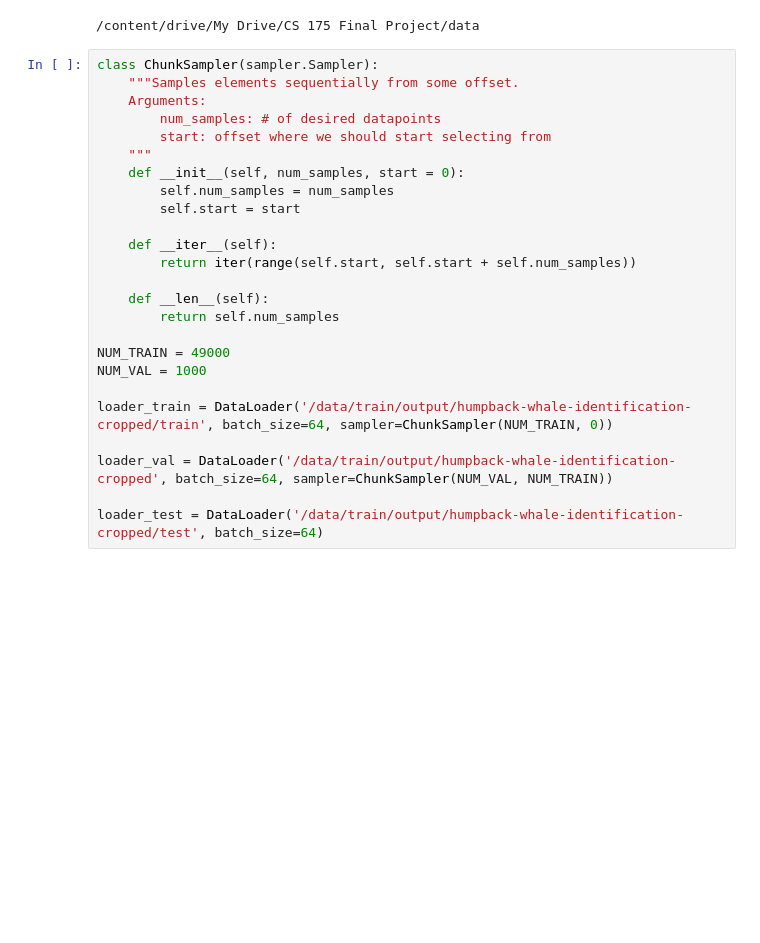
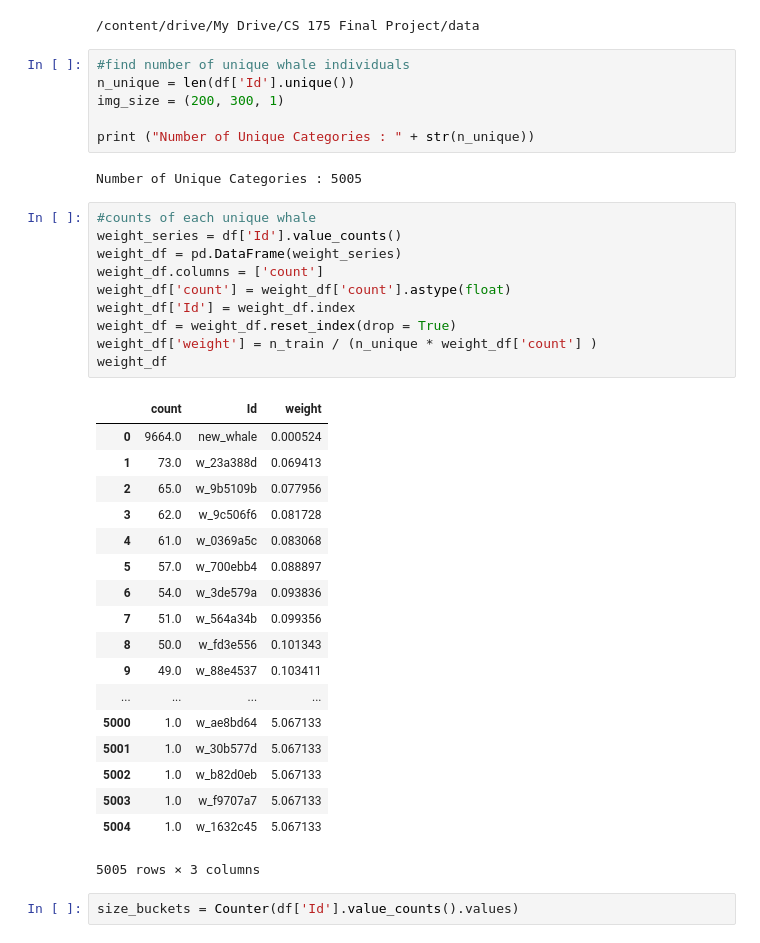
Before and after one commit to SabtheCrab/CS-175-Final-Project, a Jupyter notebook: CS175_project.ipynb, the cells around one changed output. Saved outputs shown, nothing was run; the diff lists cells and outputs as text; blank space fills up the shorter version.

```diff
--- a/CS175_project.ipynb
+++ b/CS175_project.ipynb
@@ -107,28 +109,42 @@ plot_images(df.Image[:20], (5,4) ,df.Id[:20], 'train')
 %cd /content/drive/My\ Drive/CS\ 175\ Final\ Project/data
 # %% [output]
 /content/drive/My Drive/CS 175 Final Project/data
-# %%
-class ChunkSampler(sampler.Sampler):
-    """Samples elements sequentially from some offset.
-    Arguments:
-        num_samples: # of desired datapoints
-        start: offset where we should start selecting from
-    """
-    def __init__(self, num_samples, start = 0):
-        self.num_samples = num_samples
-        self.start = start
-
-    def __iter__(self):
-        return iter(range(self.start, self.start + self.num_samples))
-
-    def __len__(self):
-        return self.num_samples
-
-NUM_TRAIN = 49000
-NUM_VAL = 1000
-
-loader_train = DataLoader('/data/train/output/humpback-whale-identification-cropped/train', batch_size=64, sampler=ChunkSampler(NUM_TRAIN, 0))
-
-loader_val = DataLoader('/data/train/output/humpback-whale-identification-cropped', batch_size=64, sampler=ChunkSampler(NUM_VAL, NUM_TRAIN))
-
-loader_test = DataLoader('/data/train/output/humpback-whale-identification-cropped/test', batch_size=64)
+# %%
+#find number of unique whale individuals
+n_unique = len(df['Id'].unique())
+img_size = (200, 300, 1)
+
+print ("Number of Unique Categories : " + str(n_unique))
+# %% [output]
+Number of Unique Categories : 5005
+# %%
+#counts of each unique whale
+weight_series = df['Id'].value_counts()
+weight_df = pd.DataFrame(weight_series)
+weight_df.columns = ['count']
+weight_df['count'] = weight_df['count'].astype(float)
+weight_df['Id'] = weight_df.index
+weight_df = weight_df.reset_index(drop = True)
+weight_df['weight'] = n_train / (n_unique * weight_df['count'] )
+weight_df
+# %% [output]
+|  | count | Id | weight |
+| 0 | 9664.0 | new_whale | 0.000524 |
+| 1 | 73.0 | w_23a388d | 0.069413 |
+| 2 | 65.0 | w_9b5109b | 0.077956 |
+| 3 | 62.0 | w_9c506f6 | 0.081728 |
+| 4 | 61.0 | w_0369a5c | 0.083068 |
+| 5 | 57.0 | w_700ebb4 | 0.088897 |
+| 6 | 54.0 | w_3de579a | 0.093836 |
+| 7 | 51.0 | w_564a34b | 0.099356 |
+| 8 | 50.0 | w_fd3e556 | 0.101343 |
+| 9 | 49.0 | w_88e4537 | 0.103411 |
+| ... | ... | ... | ... |
+| 5000 | 1.0 | w_ae8bd64 | 5.067133 |
+| 5001 | 1.0 | w_30b577d | 5.067133 |
+| 5002 | 1.0 | w_b82d0eb | 5.067133 |
+| 5003 | 1.0 | w_f9707a7 | 5.067133 |
+| 5004 | 1.0 | w_1632c45 | 5.067133 |
+5005 rows × 3 columns
+# %%
+size_buckets = Counter(df['Id'].value_counts().values)
```
Also changed, not shown: parts of 7 cells of this notebook.
